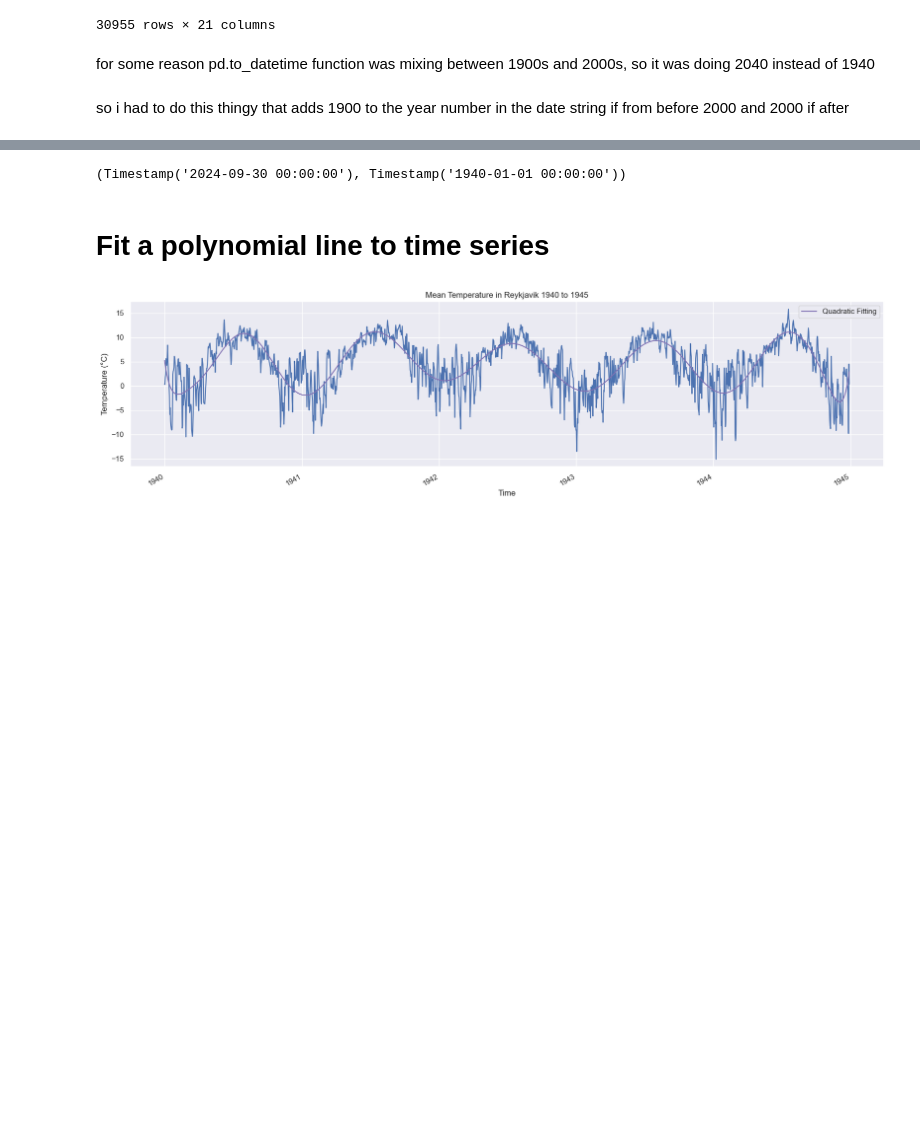
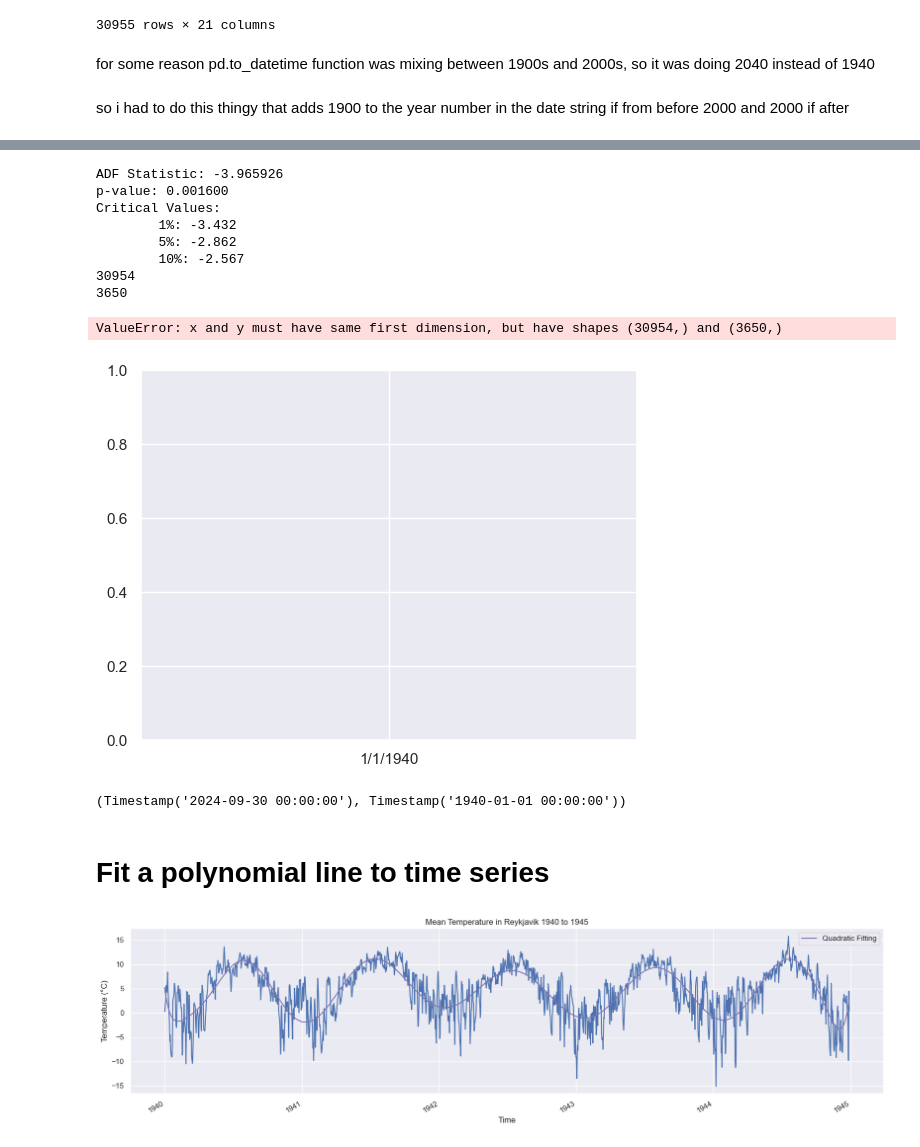
Before and after one commit to esmaailalbarazi/TimeSeriesProject, a Jupyter notebook: Project.ipynb, the cells around one changed output, grey strips where cells are left out. Cells and saved outputs as stored; diff of their text form; code cells hidden in the pictures; blank space fills up the shorter version.

```diff
--- a/Project.ipynb
+++ b/Project.ipynb
@@ -54,3 +70,33 @@ t = t_90s + t_20s
+# %%
+# adfuller test
+result = adfuller(temp_mean)
+print('ADF Statistic: %f' % result[0])
+print('p-value: %f' % result[1])
+print('Critical Values:')
+for key, value in result[4].items():
+    print('\t%s: %.3f' % (key, value))
+
+# Rolling mean and standard deviation with window size of 30 days
+rolling_mean = temp_mean.rolling(window=30).mean().fillna(method='bfill')
+rolling_std = temp_mean.rolling(window=30).std().fillna(method='bfill')
+
+# Plot the original data with rolling mean and standard deviation
+plt.plot(t, temp_mean, label='Original')
+plt.plot(t, rolling_mean, label='Rolling Mean')
+plt.plot(t, rolling_std, label='Rolling Std')
+plt.legend()
+plt.show()
+# %% [output]
+ADF Statistic: -3.965926
+p-value: 0.001600
+Critical Values:
+        1%: -3.432
+        5%: -2.862
+        10%: -2.567
+30954
+3650
+ValueError: x and y must have same first dimension, but have shapes (30954,) and (3650,)
+[figure, added]
 # %%
 t = pd.to_datetime(t, format='mixed')
 # %%
```
Also changed, not shown: parts of 8 cells of this notebook, 1 other file.
